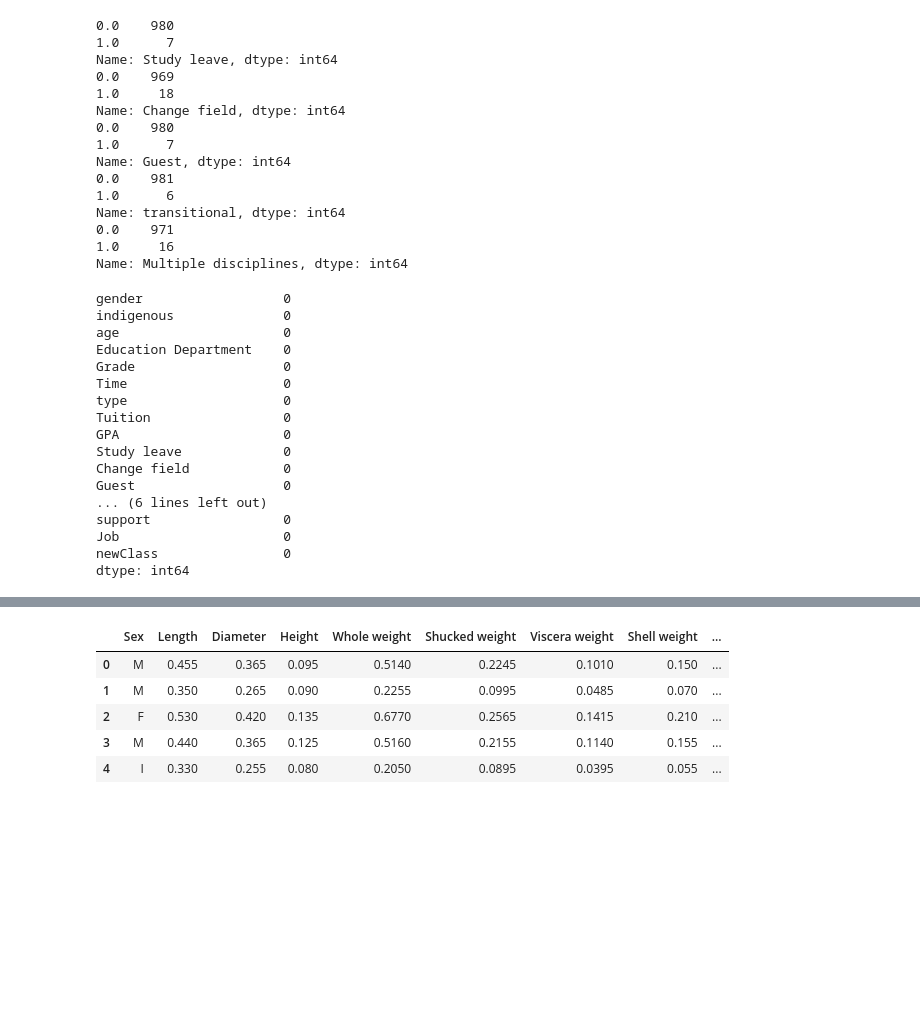
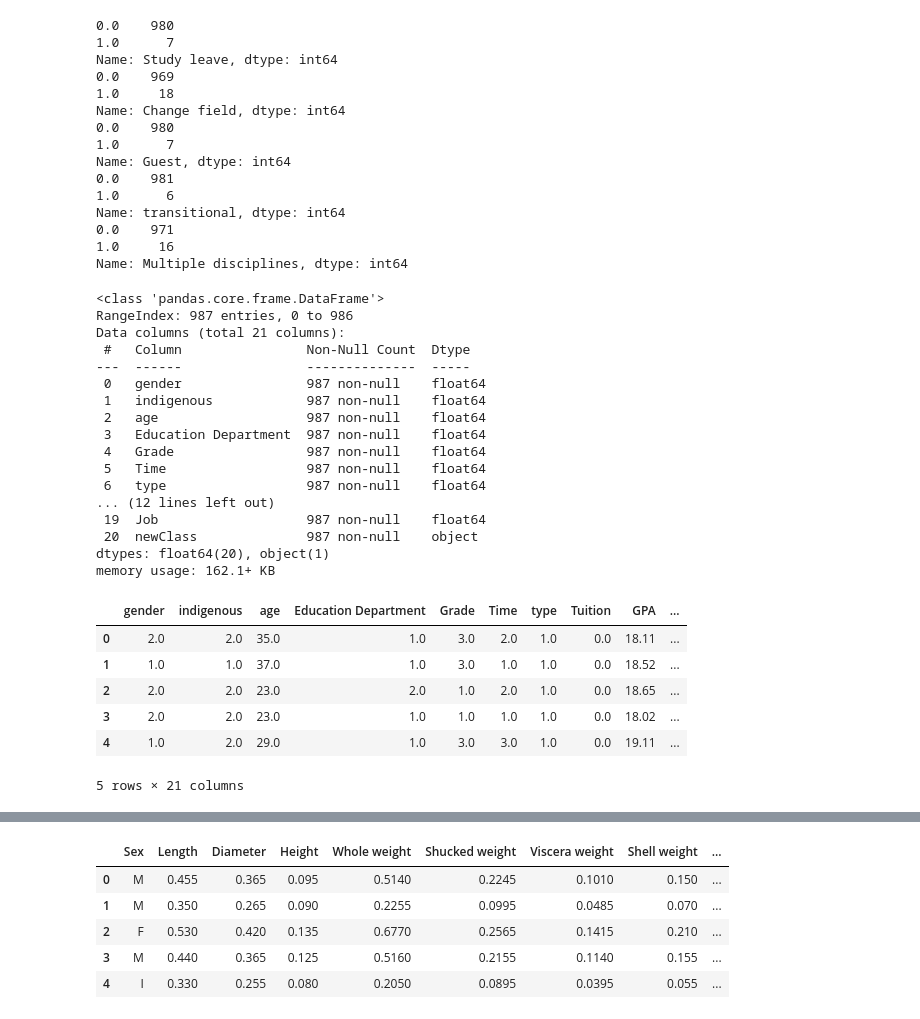
Before and after one commit to mghasemi19/ML_EconEduc, a Jupyter notebook: 04-Multinomial Regression.ipynb, the cells around one changed output, grey strips where cells are left out. Drawn from its saved outputs; the diff is of its cells as text; code cells hidden in the pictures; blank space fills up the shorter version.

```diff
--- a/04-Multinomial Regression.ipynb
+++ b/04-Multinomial Regression.ipynb
@@ -65,6 +70,7 @@ def dummy_fill(df):
     Gu = df['Guest']
     Tr = df['transitional']
     MD = df['Multiple disciplines']
+
 
 
     if SL == 1:
@@ -77,7 +83,7 @@ def dummy_fill(df):
         return 'Tr'
     if MD == 1:
         return 'MD'
-    else: return 0
+    else: return '0'
 
 df_test['newClass'] = df_test.apply(dummy_fill, axis=1)
 #df_test.drop('Class', axis=1, inplace=True)
@@ -117,26 +123,35 @@ Name: transitional, dtype: int64
 0.0    971
 1.0     16
 Name: Multiple disciplines, dtype: int64
-# %%
-df_test.isnull().sum()
-# %% [output]
-gender                  0
-indigenous              0
-age                     0
-Education Department    0
-Grade                   0
-Time                    0
-type                    0
-Tuition                 0
-GPA                     0
-Study leave             0
-Change field            0
-Guest                   0
-... (6 lines left out)
-support                 0
-Job                     0
-newClass                0
-dtype: int64
+# %%
+#df_test.isnull().sum()
+df_test.info()
+df_test.head()
+# %% [output]
+<class 'pandas.core.frame.DataFrame'>
+RangeIndex: 987 entries, 0 to 986
+Data columns (total 21 columns):
+ #   Column                Non-Null Count  Dtype
+---  ------                --------------  -----
+ 0   gender                987 non-null    float64
+ 1   indigenous            987 non-null    float64
+ 2   age                   987 non-null    float64
+ 3   Education Department  987 non-null    float64
+ 4   Grade                 987 non-null    float64
+ 5   Time                  987 non-null    float64
+ 6   type                  987 non-null    float64
+... (12 lines left out)
+ 19  Job                   987 non-null    float64
+ 20  newClass              987 non-null    object
+dtypes: float64(20), object(1)
+memory usage: 162.1+ KB
+|  | gender | indigenous | age | Education Department | Grade | Time | type | Tuition | GPA | ... |
+| 0 | 2.0 | 2.0 | 35.0 | 1.0 | 3.0 | 2.0 | 1.0 | 0.0 | 18.11 | ... |
+| 1 | 1.0 | 1.0 | 37.0 | 1.0 | 3.0 | 1.0 | 1.0 | 0.0 | 18.52 | ... |
+| 2 | 2.0 | 2.0 | 23.0 | 2.0 | 1.0 | 2.0 | 1.0 | 0.0 | 18.65 | ... |
+| 3 | 2.0 | 2.0 | 23.0 | 1.0 | 1.0 | 1.0 | 1.0 | 0.0 | 18.02 | ... |
+| 4 | 1.0 | 2.0 | 29.0 | 1.0 | 3.0 | 3.0 | 1.0 | 0.0 | 19.11 | ... |
+5 rows × 21 columns
 # %%
 X = df_test.drop(['Study leave', 'Change field', 'Guest', 'transitional', 'Multiple disciplines', 'newClass'], axis=1)
 y = df_test['newClass']
```
Also changed, not shown: parts of 3 cells of this notebook.
